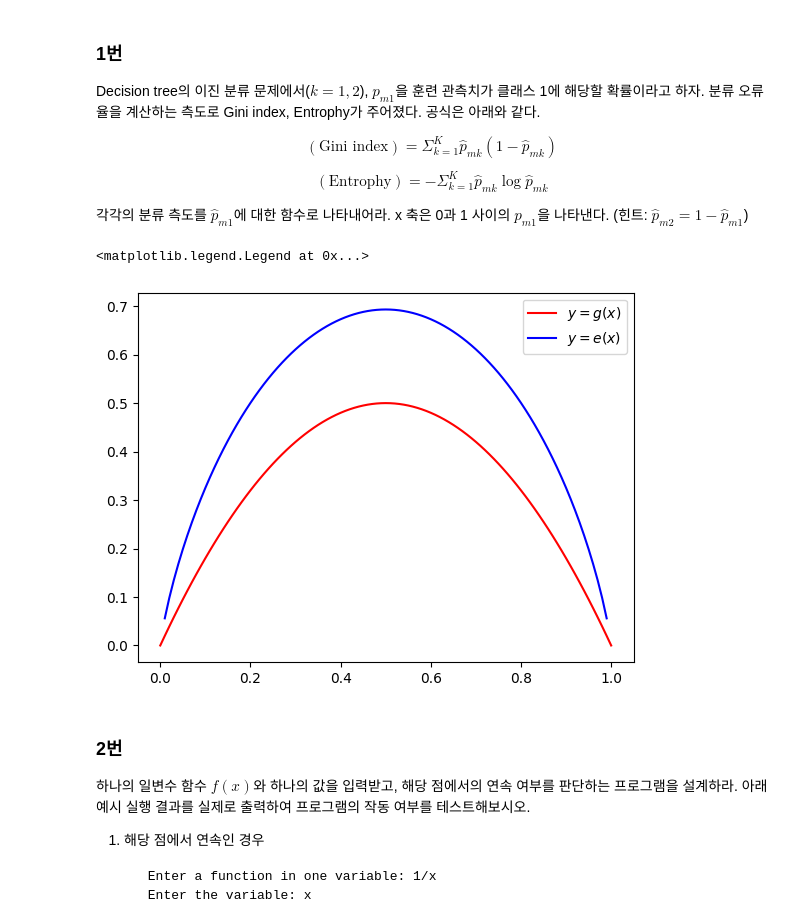
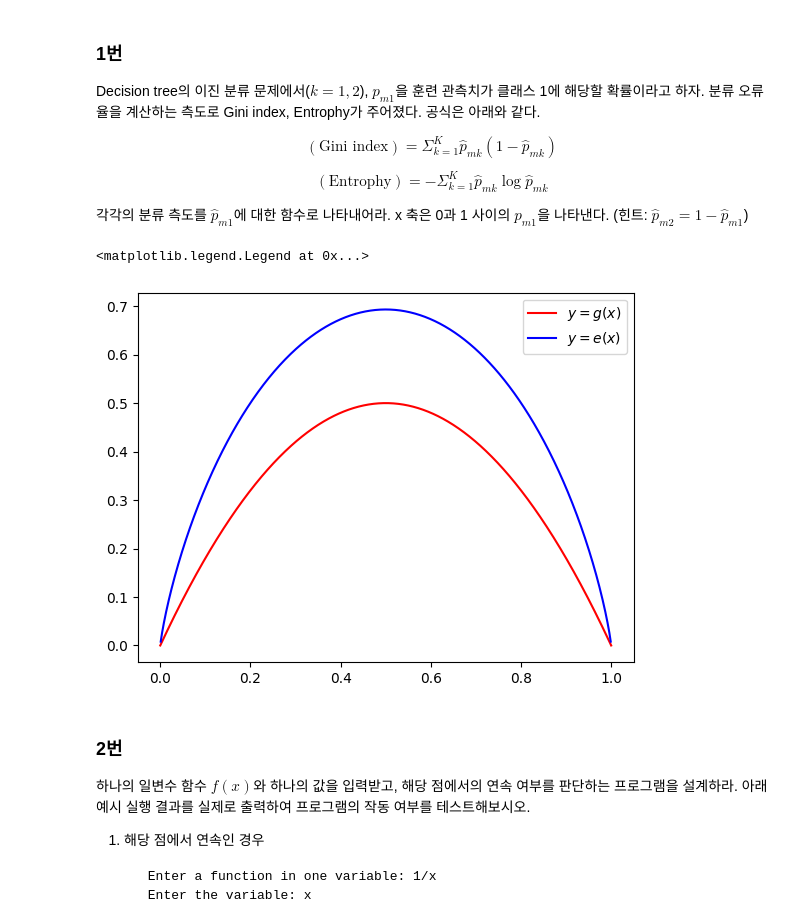
Before and after one commit to daonly/2023Autumn, a Jupyter notebook: [데과수]_실습_2차시_과제_이다온.ipynb, the cells around one changed output. Saved outputs shown, nothing was run; the diff lists cells and outputs as text; code cells hidden in the pictures.

```diff
--- a/[데과수]_실습_2차시_과제_이다온.ipynb
+++ b/[데과수]_실습_2차시_과제_이다온.ipynb
@@ -22,23 +19,26 @@ import matplotlib.pyplot as plt
 # %%
+import numpy as np
+import matplotlib.pyplot as plt
+
 ### 함수들 구하기
 
 # put p hat m1 = x
 # put g(x) as a function for Gini index and e(x) for Entrophy
 
 def g(x): return -2*x**2 + 2*x
 def e(x): return -x*np.log(x) -np.log(1-x) +x*np.log(1-x)
 
-x = np.linspace(0, 1, 101)
+x = np.linspace(0, 1, 1001)
 
 
 ### 그래프 그리기
 line, =plt.plot(x, g(x), 'r')
 line2, =plt.plot(x, e(x), 'b')
 plt.legend(handles = (line, line2),
            labels = (r'$y = g(x)$', r'$y = e(x)$'))
 # %% [output]
 <matplotlib.legend.Legend at 0x...>
-[figure, old version]
+[figure, new version]
 # %% [markdown]
 ### 2번
 
```
Also changed, not shown: parts of 1 cell of this notebook.
